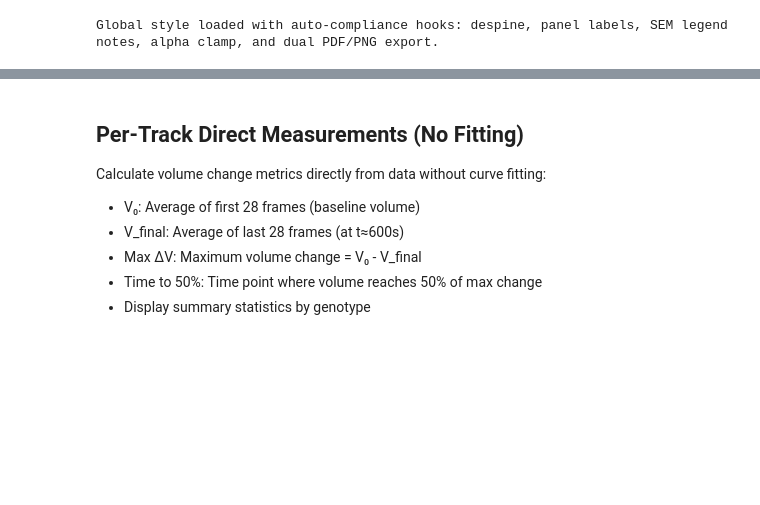
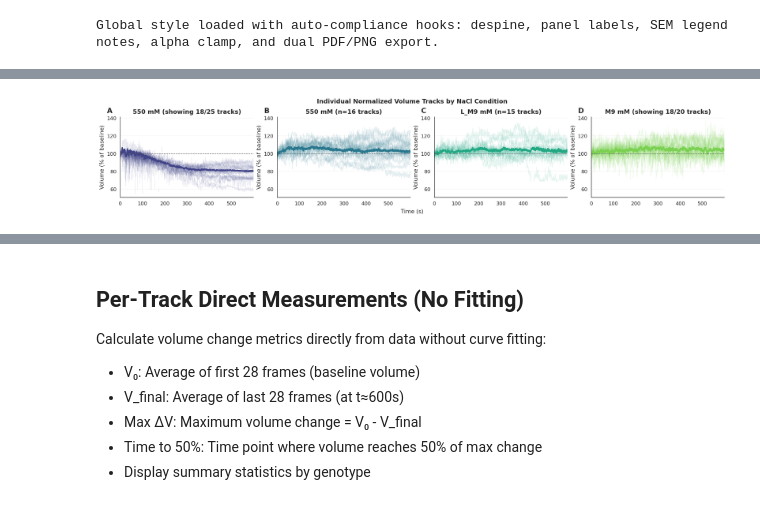
Before and after one commit to LamitinaLab/celegans-volume-analysis, a Jupyter notebook: Notebooks/02_celegans_volume_analysis.ipynb, the cells around one changed output, grey strips where cells are left out. Cells and saved outputs as stored; diff of their text form; code cells hidden in the pictures; blank space fills up the shorter version.

```diff
--- a/Notebooks/02_celegans_volume_analysis.ipynb
+++ b/Notebooks/02_celegans_volume_analysis.ipynb
@@ -562,0 +769,93 @@ Text(0.5, 1.0, 'Composite')
+# %%
+# Plot individual normalized volume tracks with one panel per concentration
+import numpy as np
+import pandas as pd
+import matplotlib.pyplot as plt
+import seaborn as sns
+
+if 'genotype_results' not in globals() or not genotype_results:
+    raise ValueError('Run the multi-genotype volume pipeline cell first to populate genotype_results.')
+
+# Noise-control parameters for cleaner panels
+MAX_TRACKS_PER_PANEL = 18
+TRACK_SMOOTH_WINDOW = 9
+TRACK_ALPHA = 0.12
+TRACK_LINEWIDTH = 0.8
+
+ordered_results = sorted(
+    genotype_results,
+    key=lambda x: sort_key_for_condition(x['genotype']) if 'sort_key_for_condition' in globals() else x.get('condition', ''),
+)
+
+n_panels = len(ordered_results)
+ncols = 4
+nrows = int(np.ceil(n_panels / ncols))
+palette = sns.color_palette('viridis', n_panels)
+
+all_time_min = min(pd.to_numeric(res['norm_df']['Time'], errors='coerce').min() for res in ordered_results)
+all_time_max = max(pd.to_numeric(res['norm_df']['Time'], errors='coerce').max() for res in ordered_results)
+
+fig_tracks, axes = plt.subplots(
+    nrows=nrows,
+    ncols=ncols,
+    figsize=(4.3 * ncols, 3.25 * nrows),
+    sharex=True,
+    sharey=True,
+    constrained_layout=True,
+)
+axes = np.atleast_1d(axes).flatten()
+
+for idx, (color, res) in enumerate(zip(palette, ordered_results)):
+    ax = axes[idx]
+    norm_df = res['norm_df']
+    time_s = pd.to_numeric(norm_df['Time'], errors='coerce')
+    track_cols = [c for c in norm_df.columns if c not in ['Frame', 'Time']]
+
+    # Keep a representative subset of tracks to reduce overplotting noise.
+    if len(track_cols) > MAX_TRACKS_PER_PANEL:
+        draw_cols = list(np.array(track_cols)[np.linspace(0, len(track_cols) - 1, MAX_TRACKS_PER_PANEL, dtype=int)])
+    else:
+        draw_cols = track_cols
+
+    for col in draw_cols:
+        track_vals = pd.to_numeric(norm_df[col], errors='coerce')
+        track_smooth = track_vals.rolling(window=TRACK_SMOOTH_WINDOW, min_periods=1).mean()
+        ax.plot(time_s, track_smooth, color=color, alpha=TRACK_ALPHA, linewidth=TRACK_LINEWIDTH)
+
+    mean_trace = norm_df[track_cols].apply(pd.to_numeric, errors='coerce').mean(axis=1, skipna=True)
+    mean_trace_smooth = mean_trace.rolling(window=TRACK_SMOOTH_WINDOW, min_periods=1).mean()
+    ax.plot(time_s, mean_trace_smooth, color=color, linewidth=2.3)
+
+    ax.axhline(100, color='0.35', linestyle='--', linewidth=0.9)
+    if len(track_cols) > len(draw_cols):
+        ax.set_title(f"{res['condition']} mM (showing {len(draw_cols)}/{len(track_cols)} tracks)")
+    else:
+        ax.set_title(f"{res['condition']} mM (n={len(track_cols)} tracks)")
+    ax.set_xlim(all_time_min, all_time_max)
+    ax.set_ylabel('Volume (% of baseline)')
+    ax.tick_params(axis='y', labelleft=True)
+
+    if 'style_axis' in globals():
+        style_axis(ax)
+    else:
+        ax.spines['top'].set_visible(False)
+        ax.spines['right'].set_visible(False)
+        ax.grid(axis='y', color='0.88', linewidth=0.8)
+        ax.set_axisbelow(True)
+
+for j in range(n_panels, len(axes)):
+    axes[j].set_visible(False)
+
+fig_tracks.suptitle('Individual Normalized Volume Tracks by NaCl Condition', fontsize=12, fontweight='bold')
+fig_tracks.supxlabel('Time (s)', fontsize=11)
+
+if 'RESULTS_DIR' in globals():
+    fig_tracks.savefig(RESULTS_DIR / 'multi_genotype_individual_tracks_panels.png', dpi=600, bbox_inches='tight')
+    fig_tracks.savefig(RESULTS_DIR / 'multi_genotype_individual_tracks_panels.pdf', bbox_inches='tight')
+    fig_tracks.savefig(RESULTS_DIR / 'multi_genotype_individual_tracks_panels.svg', bbox_inches='tight')
+
+plt.show()
+
+globals()['fig_tracks'] = fig_tracks
+# %% [output]
+[figure, added]
```
Also changed, not shown: parts of 42 cells of this notebook, 9 other files.
